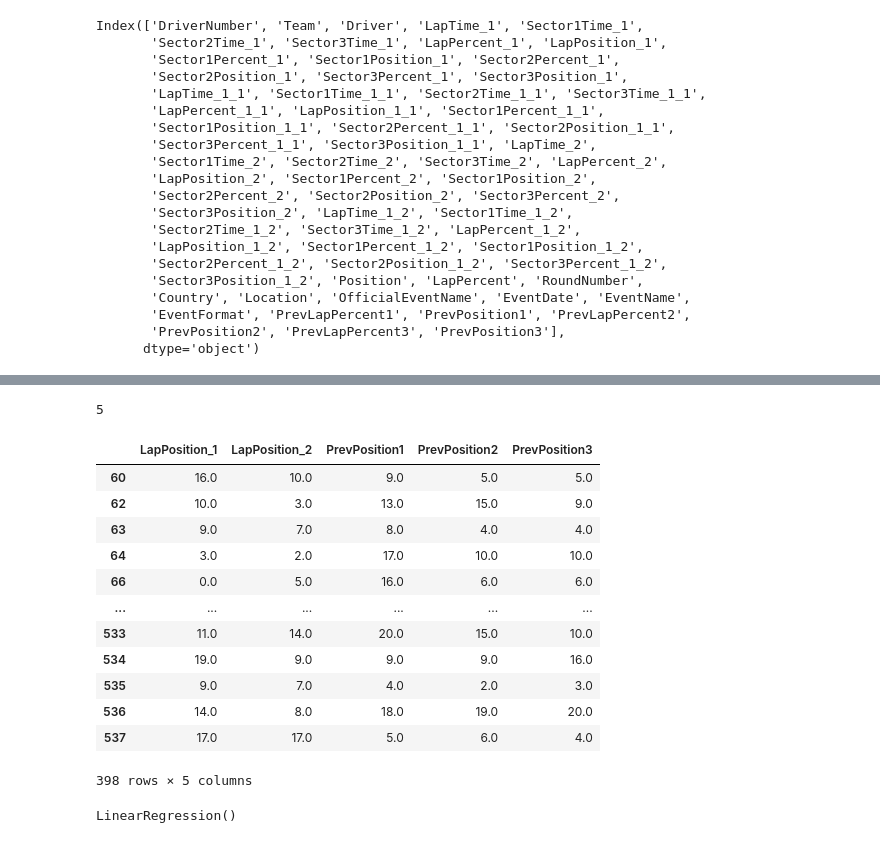
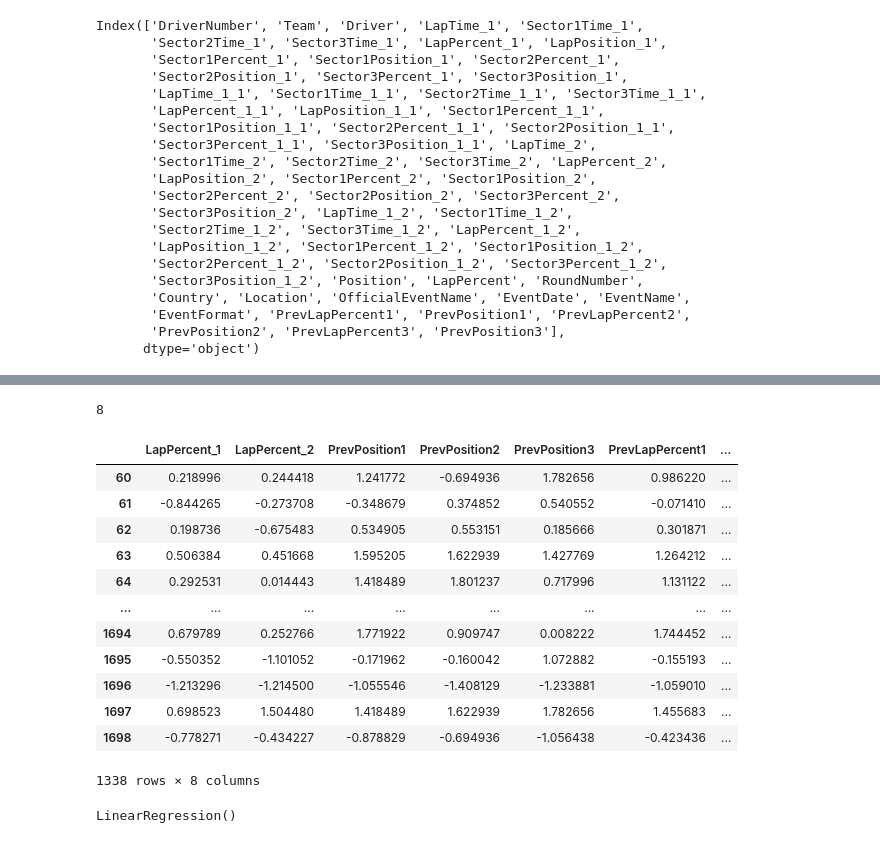
Before and after one commit to jamisonmeindl/F1-Data-Analysis, a Jupyter notebook: training.ipynb, the cells around one changed output, grey strips where cells are left out. Cells and saved outputs as stored; diff of their text form; code cells hidden in the pictures.

```diff
--- a/training.ipynb
+++ b/training.ipynb
@@ -53,3 +53,9 @@ Name: 60, Length: 66, dtype: object
 # %%
 train_data = data[data['EventDate'] <= np.datetime64('2022-06-30')]
 test_data = data[data['EventDate'] > np.datetime64('2022-06-30')]
+# %%
+train_data = train_data.select_dtypes(include=np.float64)
+# %%
+for col in train_data.columns:
+    percentiles = train_data[col].quantile([0, 0.99]).values
+    train_data.loc[train_data[col] >= percentiles[1], col] = percentiles[1]
@@ -76,24 +90,24 @@ train_X.to_pickle('train_X.pkl')
 # %%
 # train_X = (train_X - train_X.mean()) / train_X.std()
 # %%
-train_X.columns.size
+train_X_norm.columns.size
 # %% [output]
-5
+8
-# %%
-train_X
-# %% [output]
-|  | LapPosition_1 | LapPosition_2 | PrevPosition1 | PrevPosition2 | PrevPosition3 |
-| 60 | 16.0 | 10.0 | 9.0 | 5.0 | 5.0 |
-| 62 | 10.0 | 3.0 | 13.0 | 15.0 | 9.0 |
-| 63 | 9.0 | 7.0 | 8.0 | 4.0 | 4.0 |
-| 64 | 3.0 | 2.0 | 17.0 | 10.0 | 10.0 |
-| 66 | 0.0 | 5.0 | 16.0 | 6.0 | 6.0 |
-| ... | ... | ... | ... | ... | ... |
-| 533 | 11.0 | 14.0 | 20.0 | 15.0 | 10.0 |
-| 534 | 19.0 | 9.0 | 9.0 | 9.0 | 16.0 |
-| 535 | 9.0 | 7.0 | 4.0 | 2.0 | 3.0 |
-| 536 | 14.0 | 8.0 | 18.0 | 19.0 | 20.0 |
-| 537 | 17.0 | 17.0 | 5.0 | 6.0 | 4.0 |
-398 rows × 5 columns
+# %%
+train_X_norm
+# %% [output]
+|  | LapPercent_1 | LapPercent_2 | PrevPosition1 | PrevPosition2 | PrevPosition3 | PrevLapPercent1 | ... |
+| 60 | 0.218996 | 0.244418 | 1.241772 | -0.694936 | 1.782656 | 0.986220 | ... |
+| 61 | -0.844265 | -0.273708 | -0.348679 | 0.374852 | 0.540552 | -0.071410 | ... |
+| 62 | 0.198736 | -0.675483 | 0.534905 | 0.553151 | 0.185666 | 0.301871 | ... |
+| 63 | 0.506384 | 0.451668 | 1.595205 | 1.622939 | 1.427769 | 1.264212 | ... |
+| 64 | 0.292531 | 0.014443 | 1.418489 | 1.801237 | 0.717996 | 1.131122 | ... |
+| ... | ... | ... | ... | ... | ... | ... | ... |
+| 1694 | 0.679789 | 0.252766 | 1.771922 | 0.909747 | 0.008222 | 1.744452 | ... |
+| 1695 | -0.550352 | -1.101052 | -0.171962 | -0.160042 | 1.072882 | -0.155193 | ... |
+| 1696 | -1.213296 | -1.214500 | -1.055546 | -1.408129 | -1.233881 | -1.059010 | ... |
+| 1697 | 0.698523 | 1.504480 | 1.418489 | 1.622939 | 1.782656 | 1.455683 | ... |
+| 1698 | -0.778271 | -0.434227 | -0.878829 | -0.694936 | -1.056438 | -0.423436 | ... |
+1338 rows × 8 columns
 # %%
 model = linear_model.LinearRegression()
```
Also changed, not shown: parts of 16 cells of this notebook, 2 other files.
